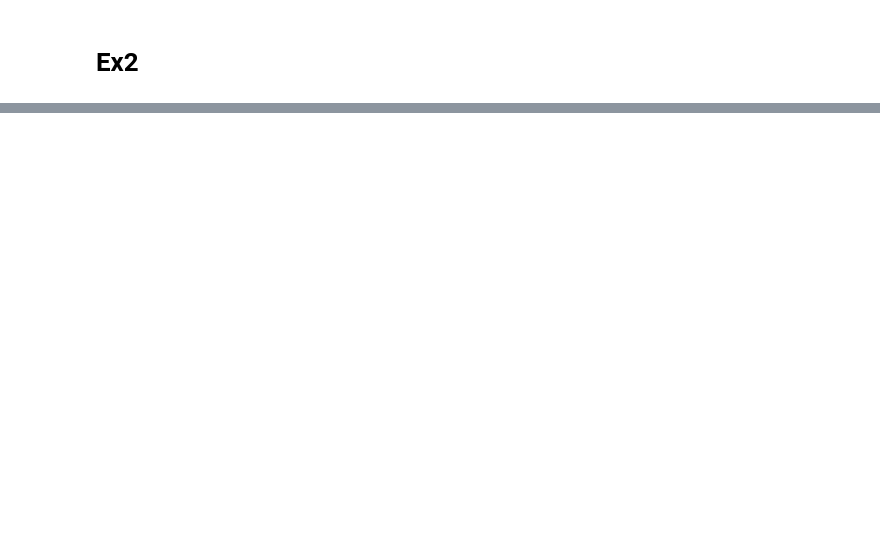
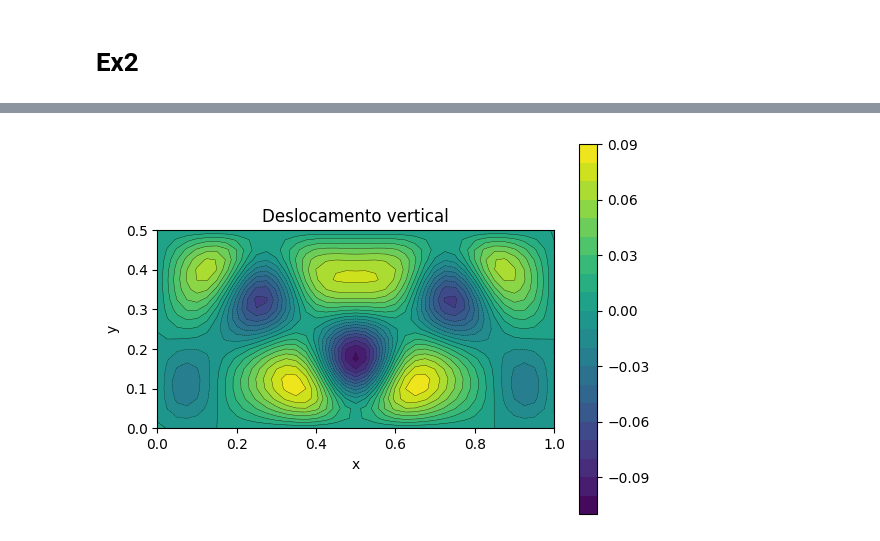
Before and after one commit to LuisFSForti/Atividades_USP, a Jupyter notebook: Calculo_Numerico/Atividade_4/Atividade4.ipynb, the cells around one changed output, grey strips where cells are left out. Saved outputs shown, nothing was run; the diff lists cells and outputs as text; code cells hidden in the pictures; blank space fills up the shorter version.

```diff
--- a/Calculo_Numerico/Atividade_4/Atividade4.ipynb
+++ b/Calculo_Numerico/Atividade_4/Atividade4.ipynb
@@ -66,0 +272,26 @@ plt.show()
+# %%
+# Tamanho da grade
+N1 = 41
+N2 = 21
+L1 = 1.0
+L2 = 0.5
+# Distancia entre pontos: Cuidado que L1/(N1-1) seja igual a L2/(N2-1)
+delta = L1 / (N1-1)
+
+# Tensão da membrana
+sigma = 1.0
+e = 1
+
+# Aplicar restrições nas bordas
+K, M = BuildMembranaVariavel(N1, N2, sigma, e, delta)
+
+# Método tipo potencias: Apenas os modos fundamentais (trabalha com esparsas!)
+Lam, Q = scipy.sparse.linalg.eigsh(K, k=20, M=M, which='SM')
+
+# Plotar Escolher um modo
+k = 13
+mode = Q[:,k]# + Q[:,1] + Q[:,2] + + Q[:,5] + Q[:,12]
+Wplot = mode.reshape(N2,N1)
+PlotaMembrane(N1,N2,L1,L2,Wplot)
+# %% [output]
+[figure, added]
```
Also changed, not shown: parts of 8 cells of this notebook, 1 other file.
